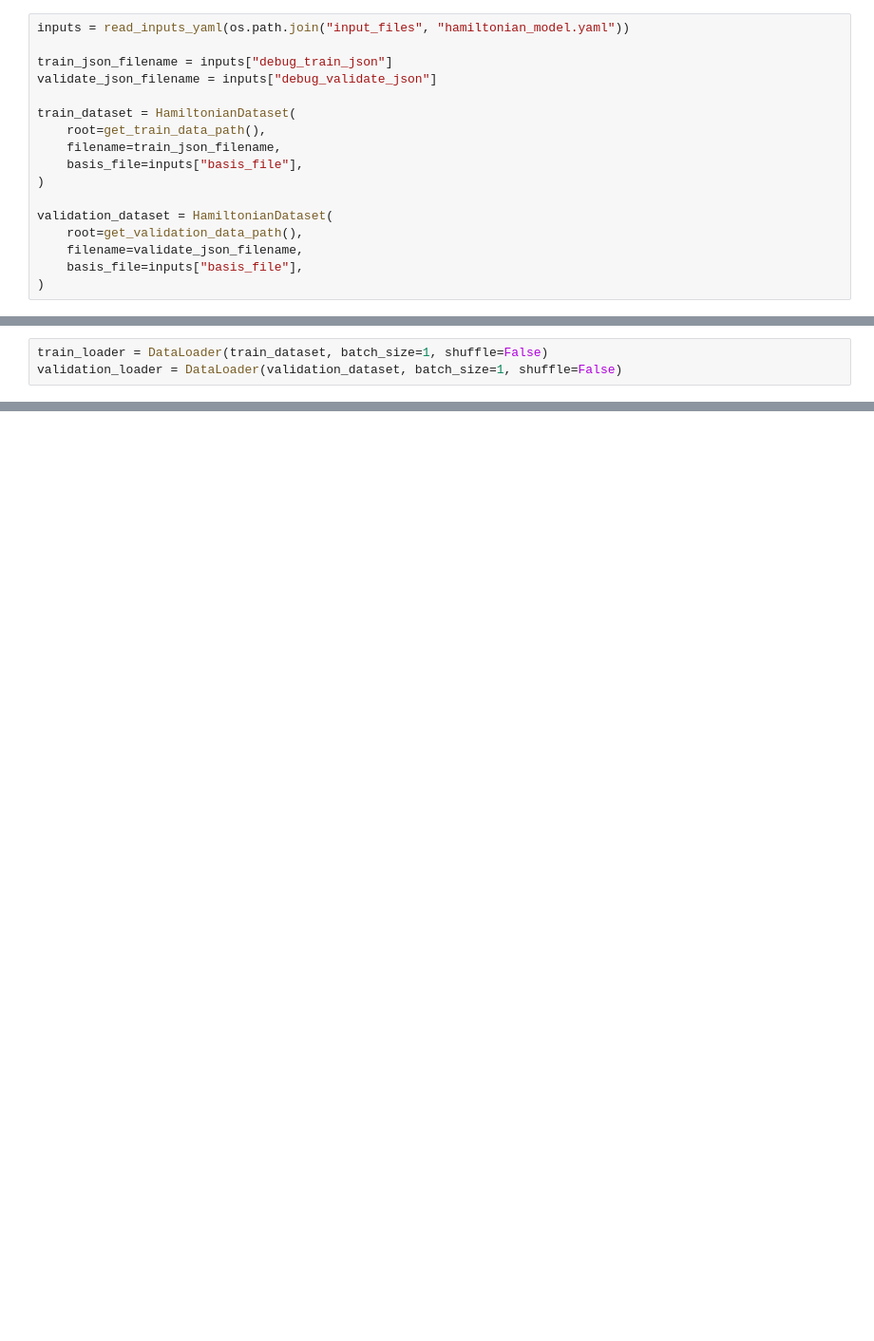
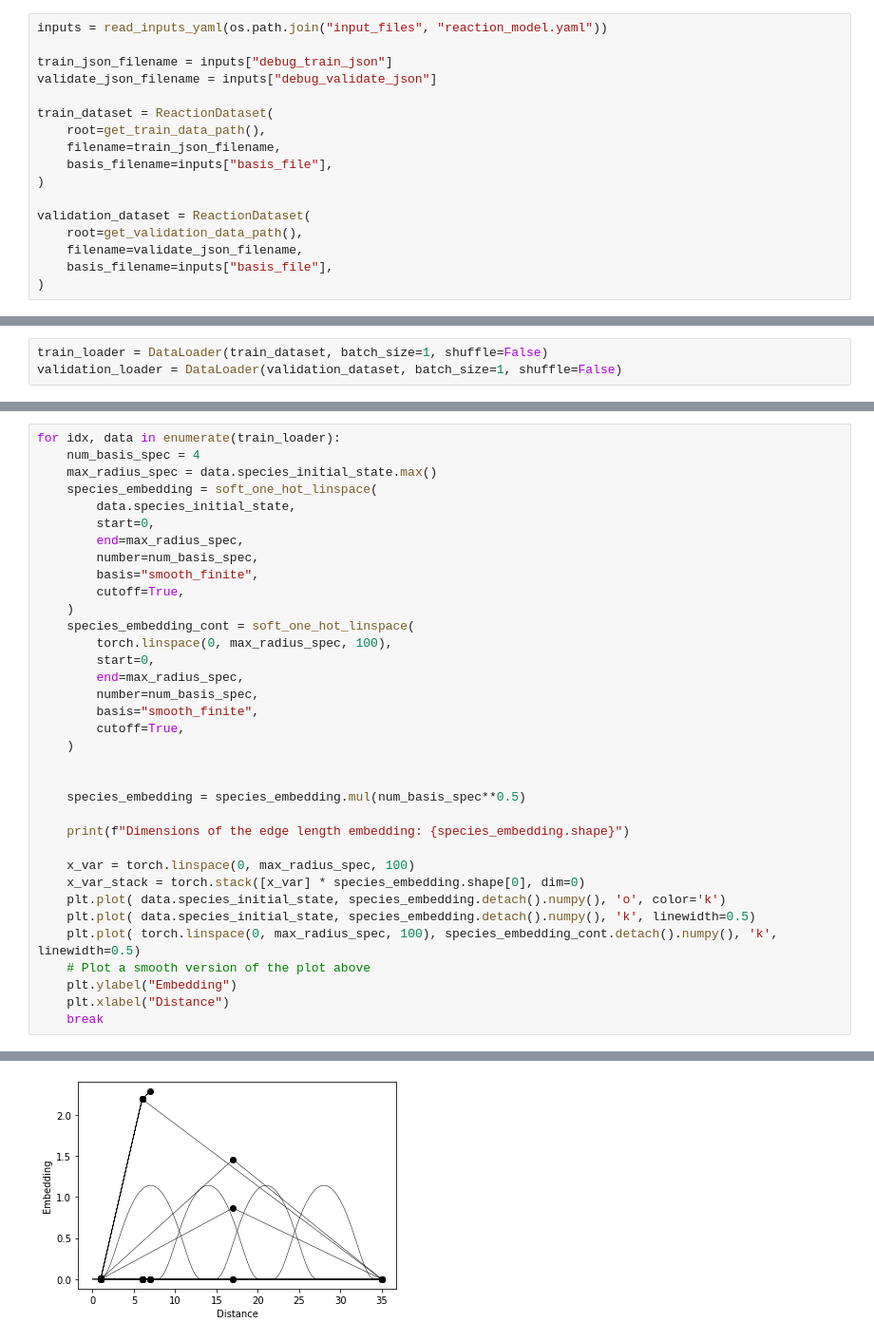
Before and after one commit to sudarshanv01/coeffnet, a Jupyter notebook: training/analyse_hamiltonian_dataset.ipynb, the cells around one changed output, grey strips where cells are left out. Shown at 95% size. Drawn from its saved outputs; the diff is of its cells as text; blank space fills up the shorter version.

Commit message:
Changes to the model

```diff
--- a/training/analyse_hamiltonian_dataset.ipynb
+++ b/training/analyse_hamiltonian_dataset.ipynb
@@ -35,18 +31,18 @@ View run at https://wandb.ai/sudarshanvj/hamiltonian/runs/9me1ge9s
 # %%
-inputs = read_inputs_yaml(os.path.join("input_files", "hamiltonian_model.yaml"))
+inputs = read_inputs_yaml(os.path.join("input_files", "reaction_model.yaml"))
 
 train_json_filename = inputs["debug_train_json"]
 validate_json_filename = inputs["debug_validate_json"]
 
-train_dataset = HamiltonianDataset(
+train_dataset = ReactionDataset(
     root=get_train_data_path(),
     filename=train_json_filename,
-    basis_file=inputs["basis_file"],
+    basis_filename=inputs["basis_file"],
 )
 
-validation_dataset = HamiltonianDataset(
+validation_dataset = ReactionDataset(
     root=get_validation_data_path(),
     filename=validate_json_filename,
-    basis_file=inputs["basis_file"],
+    basis_filename=inputs["basis_file"],
 )
 # %% [output]
@@ -81,0 +62,36 @@ SimpleHamiltonianModel(
+# %%
+for idx, data in enumerate(train_loader):
+    num_basis_spec = 4
+    max_radius_spec = data.species_initial_state.max()
+    species_embedding = soft_one_hot_linspace(
+        data.species_initial_state,
+        start=0,
+        end=max_radius_spec,
+        number=num_basis_spec,
+        basis="smooth_finite",
+        cutoff=True,
+    )
+    species_embedding_cont = soft_one_hot_linspace(
+        torch.linspace(0, max_radius_spec, 100),
+        start=0,
+        end=max_radius_spec,
+        number=num_basis_spec,
+        basis="smooth_finite",
+        cutoff=True,
+    )
+
+
+    species_embedding = species_embedding.mul(num_basis_spec**0.5)
+
+    print(f"Dimensions of the edge length embedding: {species_embedding.shape}")
+
+    x_var = torch.linspace(0, max_radius_spec, 100)
+    x_var_stack = torch.stack([x_var] * species_embedding.shape[0], dim=0)
+    plt.plot( data.species_initial_state, species_embedding.detach().numpy(), 'o', color='k')
+    plt.plot( data.species_initial_state, species_embedding.detach().numpy(), 'k', linewidth=0.5)
+    plt.plot( torch.linspace(0, max_radius_spec, 100), species_embedding_cont.detach().numpy(), 'k', linewidth=0.5)
+    # Plot a smooth version of the plot above
+    plt.ylabel("Embedding")
+    plt.xlabel("Distance")
+    break
+# %% [output]
@@ -82,2 +99,3 @@ SimpleHamiltonianModel(
+[figure, added]
 # %%
 all_mae_norms = []
```
Also changed, not shown: parts of 7 cells of this notebook, 5 other files.
